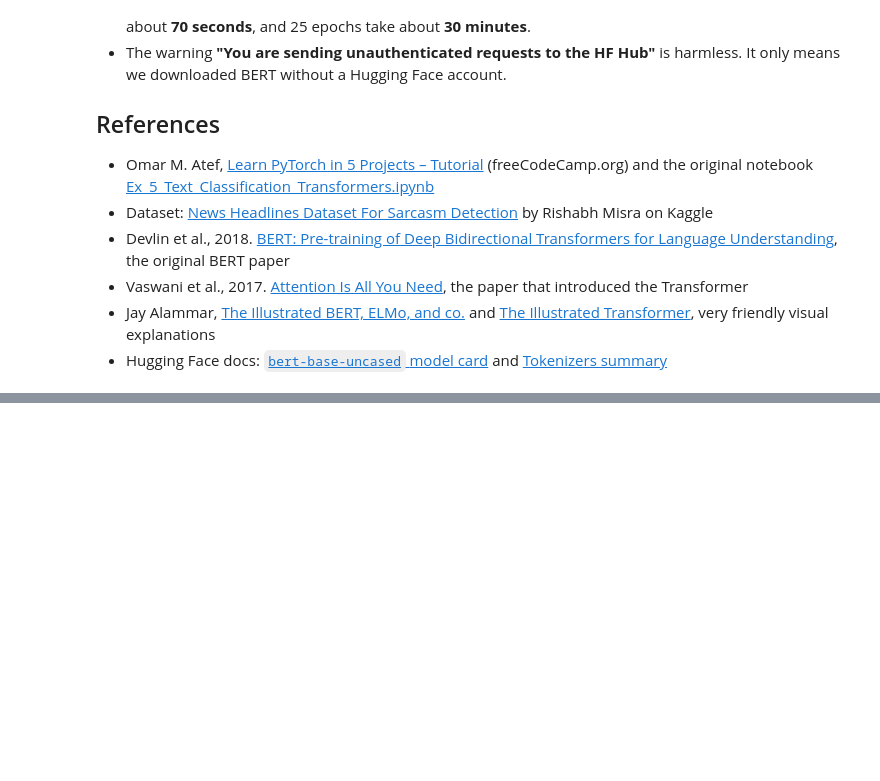
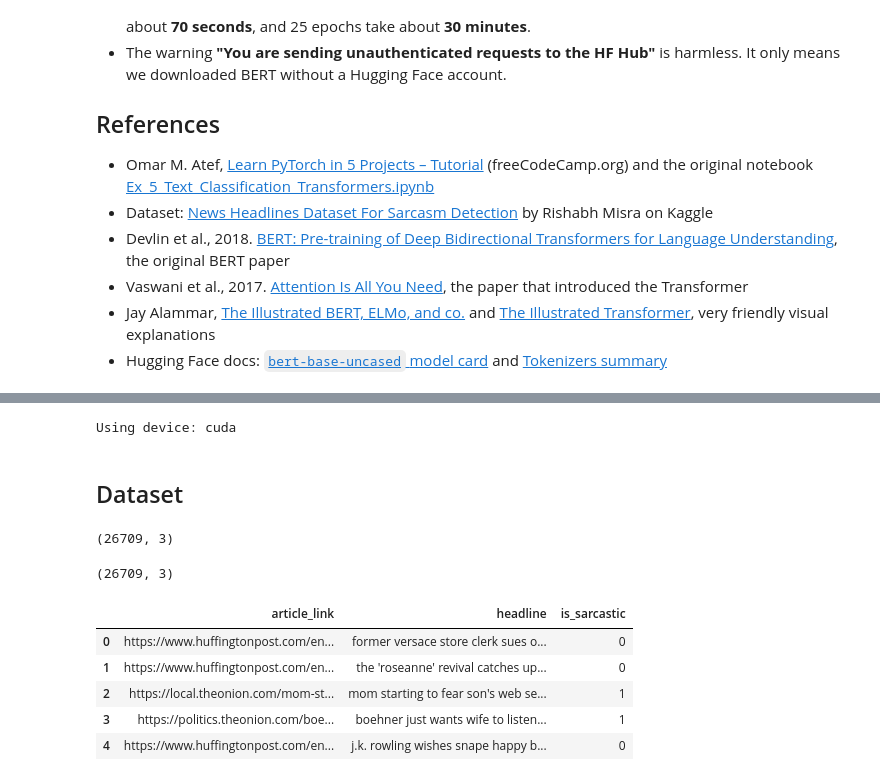
Before and after one commit to Zendin110206/pytorch-5-projects-learning, a Jupyter notebook: notebooks/05_text_classification_bert_sarcasm.ipynb, the cells around one changed output, grey strips where cells are left out. Cells and saved outputs as stored; diff of their text form; code cells hidden in the pictures; blank space fills up the shorter version.

```diff
--- a/notebooks/05_text_classification_bert_sarcasm.ipynb
+++ b/notebooks/05_text_classification_bert_sarcasm.ipynb
@@ -422,0 +437,26 @@ There's also a risk:
+# %%
+device = torch.device("cuda" if torch.cuda.is_available() else "cpu") # Set device to GPU if available, otherwise use CPU
+print(f"Using device: {device}") # Print the device being used
+# %% [output]
+Using device: cuda
+# %% [markdown]
+## Dataset
+# %%
+data_df = pd.read_json("../data/news-headlines-dataset-for-sarcasm-detection/Sarcasm_Headlines_Dataset.json", lines=True) # Load the sarcasm dataset from a JSON file, lines=True indicates that each line is a separate JSON object
+print(data_df.shape) # Print the shape of the DataFrame (number of rows and columns)
+# %% [output]
+(26709, 3)
+# %%
+data_df.dropna(inplace=True) # Drop any rows with missing values from the DataFrame, inplace=True modifies the DataFrame in place without creating a new one
+print(data_df.shape) # Print the shape of the DataFrame (number of rows and columns)
+# %% [output]
+(26709, 3)
+# %%
+data_df.head() # Display the first few rows of the DataFrame to understand its structure and contents
+# %% [output]
+|  | article_link | headline | is_sarcastic |
+| 0 | https://www.huffingtonpost.com/en... | former versace store clerk sues o... | 0 |
+| 1 | https://www.huffingtonpost.com/en... | the 'roseanne' revival catches up... | 0 |
+| 2 | https://local.theonion.com/mom-st... | mom starting to fear son's web se... | 1 |
+| 3 | https://politics.theonion.com/boe... | boehner just wants wife to listen... | 1 |
+| 4 | https://www.huffingtonpost.com/en... | j.k. rowling wishes snape happy b... | 0 |
```
Also changed, not shown: parts of 28 cells of this notebook.
